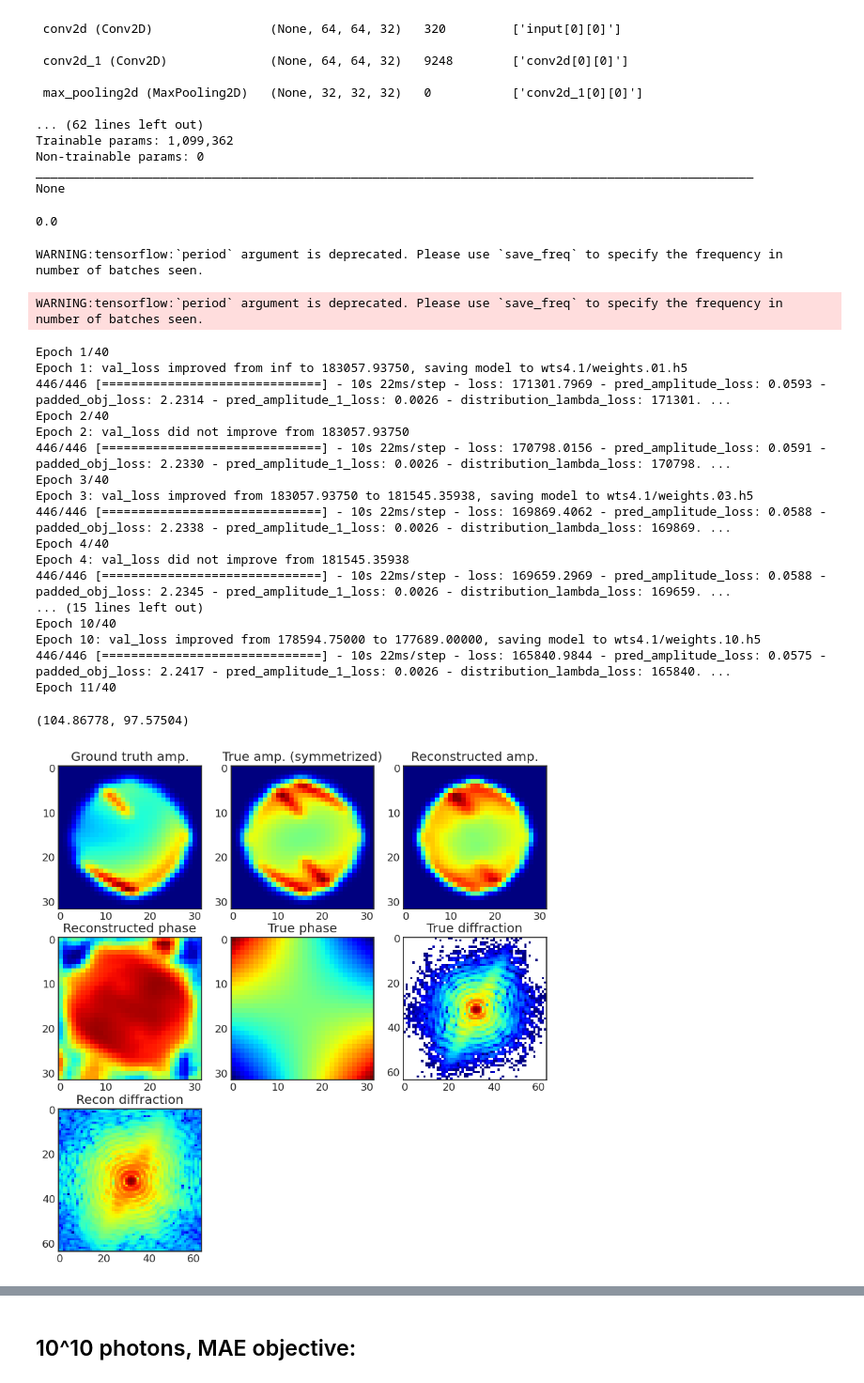
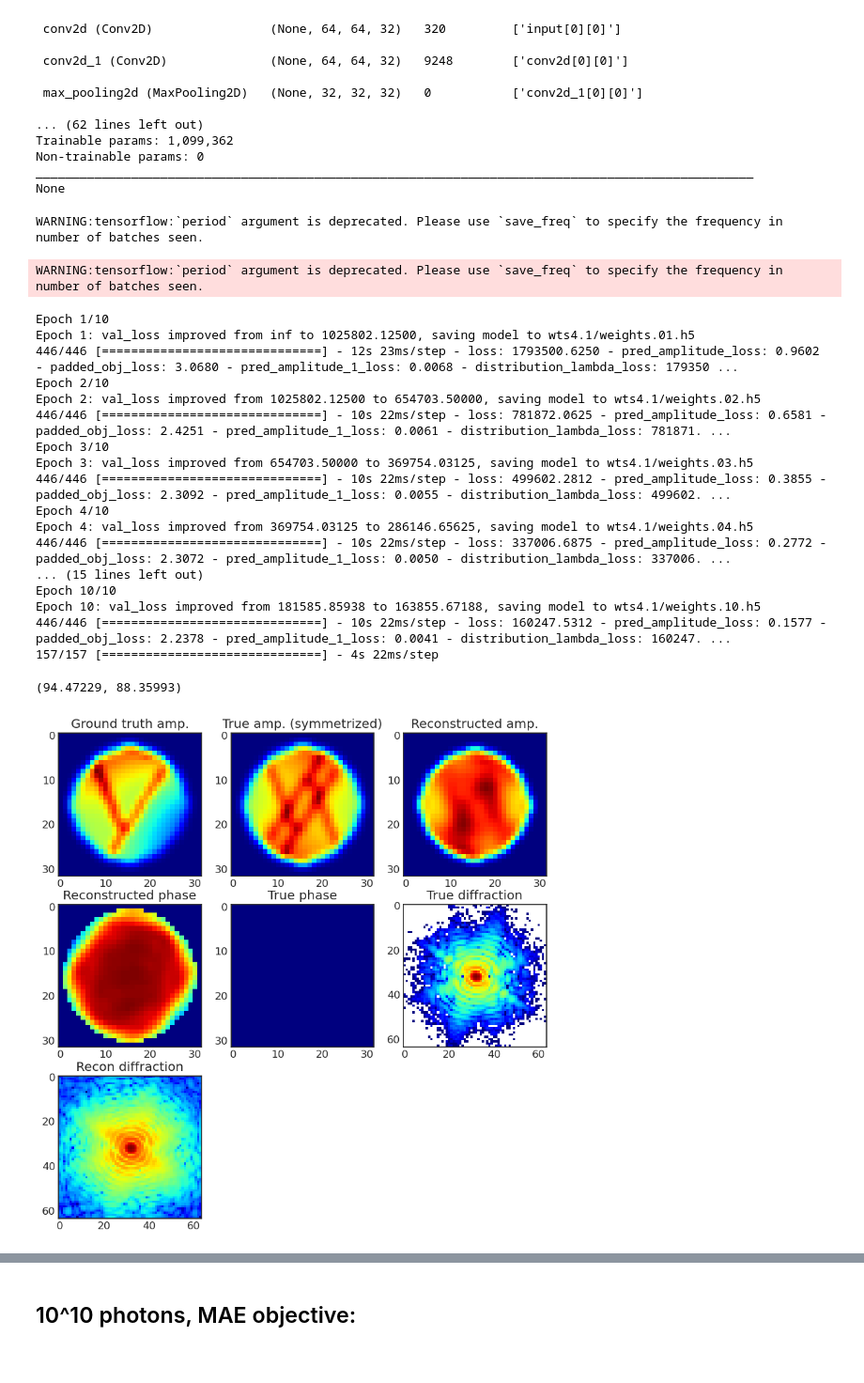
Before and after one commit to hoidn/PtychoPINN, a Jupyter notebook: tf_ptycho_autoencoder.ipynb, the cells around one changed output, grey strips where cells are left out. Shown at 94% size. Saved outputs shown, nothing was run; the diff lists cells and outputs as text; code cells hidden in the pictures.

```diff
--- a/tf_ptycho_autoencoder.ipynb
+++ b/tf_ptycho_autoencoder.ipynb
@@ -114,12 +133,20 @@ Wed Oct 19 14:24:22 2022
 # %% [markdown]
 ### Some training parameters
 # %%
-h,w=64,64
+h = w = N =64
 nepochs=20
 #wt_path = 'wts4' #Where to store network weights
 wt_path = 'wts4.1'
 batch_size = 32
 
+filt = f.lowpass_g(.6, np.ones(h), sym = True)
+
+# TODO assert symmetry
+probe = f.gf(((np.einsum('i,j->ij', filt, filt)) > .5).astype(float), 1) + 1e-9
+probe_small = probe[16:-16, 16:-16]
+tprobe = (tf.convert_to_tensor(probe, tf.float32)[..., None])
+tprobe_small = (tf.convert_to_tensor(probe_small, tf.float32)[..., None])
+
 # if (not os.path.isdir(path+wt_path)):
 #     os.mkdir(wt_path)
 # %% [markdown]
@@ -292,14 +353,4 @@ Y_I_test = np.array([datasets.mk_lines_img() for _ in range(5000)])[:, :, :, :1]
 # %%
-## Set object phase
-
-Y_phi_train = np.zeros_like(Y_I_train)
-Y_phi_test = np.zeros_like(Y_I_test)
-
-tmp = np.linspace(-1, 1., N)
-
-Y_phi_train[:] = ((tmp) * tmp[:, None] * np.pi / 2)[..., None]
-Y_phi_test[:] = ((tmp) * tmp[:, None] * np.pi / 2)[..., None]
-
 X_train, Y_I_train, Y_phi_train, X_test, Y_I_test, Y_phi_test =\
     preprocess(Y_I_train, Y_phi_train, Y_I_test, Y_phi_test)
 
@@ -456,15 +517,16 @@ def summarize(i):
     plt.subplot(aa, bb, 3)
     plt.title('Reconstructed amp.')
     cropshow((np.absolute(b))[i] * probe[..., None], cmap = 'jet')
-    #cropshow((np.absolute(b))[i] * probe[..., None], vmax = np.max(Y_I_test[i]), cmap = 'jet')
+#     cropshow((np.absolute(b))[i] * probe[..., None], vmin = np.min(Y_I_test[i]),
+#              vmax = np.max(Y_I_test[i]), cmap = 'jet')
 
     plt.subplot(aa, bb, 4)
     plt.title('Reconstructed phase')
-    cropshow((np.angle(b))[i], cmap = 'jet')
+    cropshow((np.angle(b) * (probe > .01)[..., None])[i], cmap = 'jet')
 
     plt.subplot(aa, bb, 5)
     plt.title('True phase')
-    cropshow((Y_phi_test)[i], cmap = 'jet')
+    cropshow(((Y_phi_test * (probe > .01)[..., None]))[i], cmap = 'jet')
 
     plt.subplot(aa, bb, 6)
     plt.title('True diffraction')
@@ -762,10 +834,6 @@ Trainable params: 1,099,362
 Non-trainable params: 0
 __________________________________________________________________________________________________
 None
-# %%
-np.min(scale_nphotons(X_train) * X_train)
-# %% [output]
-0.0
 # %%
 reduce_lr = tf.keras.callbacks.ReduceLROnPlateau(monitor='val_loss', factor=0.5,
                               patience=2, min_lr=0.0001, verbose=1)
@@ -776,42 +844,43 @@ checkpoints= tf.keras.callbacks.ModelCheckpoint('%s/weights.{epoch:02d}.h5' %wt_
                                             save_weights_only=False, mode='auto', period=1)
 
 
-history=autoencoder.fit([X_train], [X_train, Y_I_train, X_train, (scale_nphotons(X_train) * X_train)**2], shuffle=True, batch_size=batch_size, verbose=1,
-                           epochs=40, validation_split = 0.05, callbacks=[reduce_lr, earlystop, checkpoints])
+history=autoencoder.fit([X_train], [X_train, Y_I_train, X_train, (scale_nphotons(X_train) * X_train)**2,
+                                   X_train], shuffle=True, batch_size=batch_size, verbose=1,
+                           epochs=10, validation_split = 0.05, callbacks=[reduce_lr, earlystop, checkpoints])
 
 # history=autoencoder.fit([X_train], [X_train, Y_I_train, dummy_input], shuffle=True, batch_size=batch_size, verbose=1,
 #                            epochs=2, validation_split = 0.05, callbacks=[reduce_lr, earlystop, checkpoints])
 
-# a, b, loss = autoencoder.predict([X_test])
-a, b, c_diffraction, reg = autoencoder.predict([X_test])
+# a, b, c_diffraction, reg = autoencoder.predict([X_test])
+a, b, c_diffraction, reg, L2_error = autoencoder.predict([X_test])
 # %% [output]
 WARNING:tensorflow:`period` argument is deprecated. Please use `save_freq` to specify the frequency in number of batches seen.
 WARNING:tensorflow:`period` argument is deprecated. Please use `save_freq` to specify the frequency in number of batches seen.
-Epoch 1/40
-Epoch 1: val_loss improved from inf to 183057.93750, saving model to wts4.1/weights.01.h5
-446/446 [==============================] - 10s 22ms/step - loss: 171301.7969 - pred_amplitude_loss: 0.0593 - padded_obj_loss: 2.2314 - pred_amplitude_1_loss: 0.0026 - distribution_lambda_loss: 171301. ...
-Epoch 2/40
-Epoch 2: val_loss did not improve from 183057.93750
-446/446 [==============================] - 10s 22ms/step - loss: 170798.0156 - pred_amplitude_loss: 0.0591 - padded_obj_loss: 2.2330 - pred_amplitude_1_loss: 0.0026 - distribution_lambda_loss: 170798. ...
-Epoch 3/40
-Epoch 3: val_loss improved from 183057.93750 to 181545.35938, saving model to wts4.1/weights.03.h5
-446/446 [==============================] - 10s 22ms/step - loss: 169869.4062 - pred_amplitude_loss: 0.0588 - padded_obj_loss: 2.2338 - pred_amplitude_1_loss: 0.0026 - distribution_lambda_loss: 169869. ...
-Epoch 4/40
-Epoch 4: val_loss did not improve from 181545.35938
-446/446 [==============================] - 10s 22ms/step - loss: 169659.2969 - pred_amplitude_loss: 0.0588 - padded_obj_loss: 2.2345 - pred_amplitude_1_loss: 0.0026 - distribution_lambda_loss: 169659. ...
+Epoch 1/10
+Epoch 1: val_loss improved from inf to 1025802.12500, saving model to wts4.1/weights.01.h5
+446/446 [==============================] - 12s 23ms/step - loss: 1793500.6250 - pred_amplitude_loss: 0.9602 - padded_obj_loss: 3.0680 - pred_amplitude_1_loss: 0.0068 - distribution_lambda_loss: 179350 ...
+Epoch 2/10
+Epoch 2: val_loss improved from 1025802.12500 to 654703.50000, saving model to wts4.1/weights.02.h5
+446/446 [==============================] - 10s 22ms/step - loss: 781872.0625 - pred_amplitude_loss: 0.6581 - padded_obj_loss: 2.4251 - pred_amplitude_1_loss: 0.0061 - distribution_lambda_loss: 781871. ...
+Epoch 3/10
+Epoch 3: val_loss improved from 654703.50000 to 369754.03125, saving model to wts4.1/weights.03.h5
+446/446 [==============================] - 10s 22ms/step - loss: 499602.2812 - pred_amplitude_loss: 0.3855 - padded_obj_loss: 2.3092 - pred_amplitude_1_loss: 0.0055 - distribution_lambda_loss: 499602. ...
+Epoch 4/10
+Epoch 4: val_loss improved from 369754.03125 to 286146.65625, saving model to wts4.1/weights.04.h5
+446/446 [==============================] - 10s 22ms/step - loss: 337006.6875 - pred_amplitude_loss: 0.2772 - padded_obj_loss: 2.3072 - pred_amplitude_1_loss: 0.0050 - distribution_lambda_loss: 337006. ...
 ... (15 lines left out)
-Epoch 10/40
-Epoch 10: val_loss improved from 178594.75000 to 177689.00000, saving model to wts4.1/weights.10.h5
-446/446 [==============================] - 10s 22ms/step - loss: 165840.9844 - pred_amplitude_loss: 0.0575 - padded_obj_loss: 2.2417 - pred_amplitude_1_loss: 0.0026 - distribution_lambda_loss: 165840. ...
-Epoch 11/40
+Epoch 10/10
+Epoch 10: val_loss improved from 181585.85938 to 163855.67188, saving model to wts4.1/weights.10.h5
+446/446 [==============================] - 10s 22ms/step - loss: 160247.5312 - pred_amplitude_loss: 0.1577 - padded_obj_loss: 2.2378 - pred_amplitude_1_loss: 0.0041 - distribution_lambda_loss: 160247. ...
+157/157 [==============================] - 4s 22ms/step
 # %%
 # should be equal
-np.sum(tf.math.abs(c_diffraction[i])), np.sum(tf.math.abs(X_test[i]))
+np.sum(tf.math.abs(c_diffraction[i])**2), np.sum(tf.math.abs(X_test[i])**2)
 
 # (loss[i] - X_test[i])
 # %% [output]
-(104.86778, 97.57504)
+(94.47229, 88.35993)
 # %%
-summarize(20)
+summarize(10)
 # %% [output]
-[figure, old version]
+[figure, new version]
```
Also changed, not shown: parts of 33 cells of this notebook, 3 other files.
